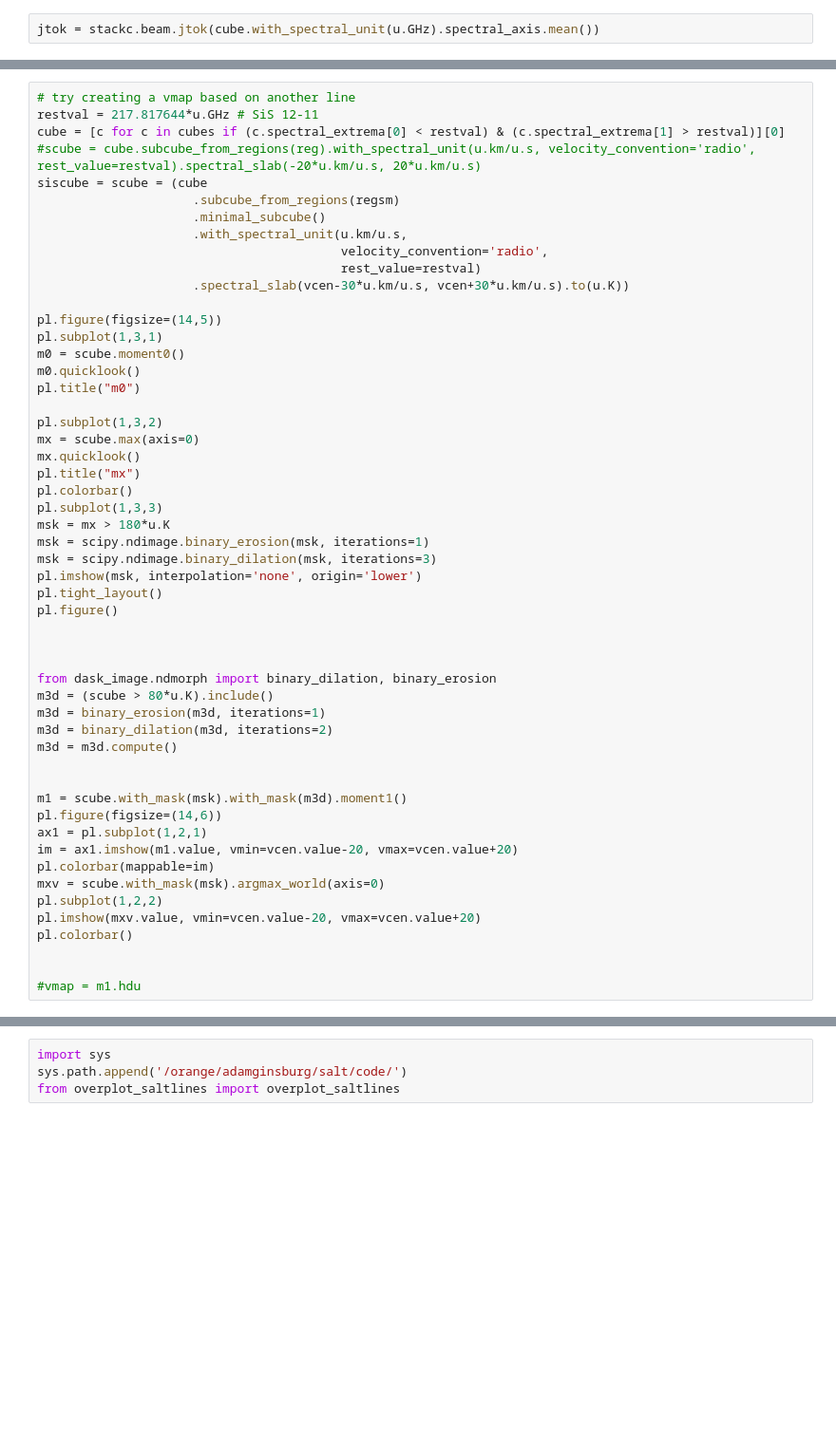
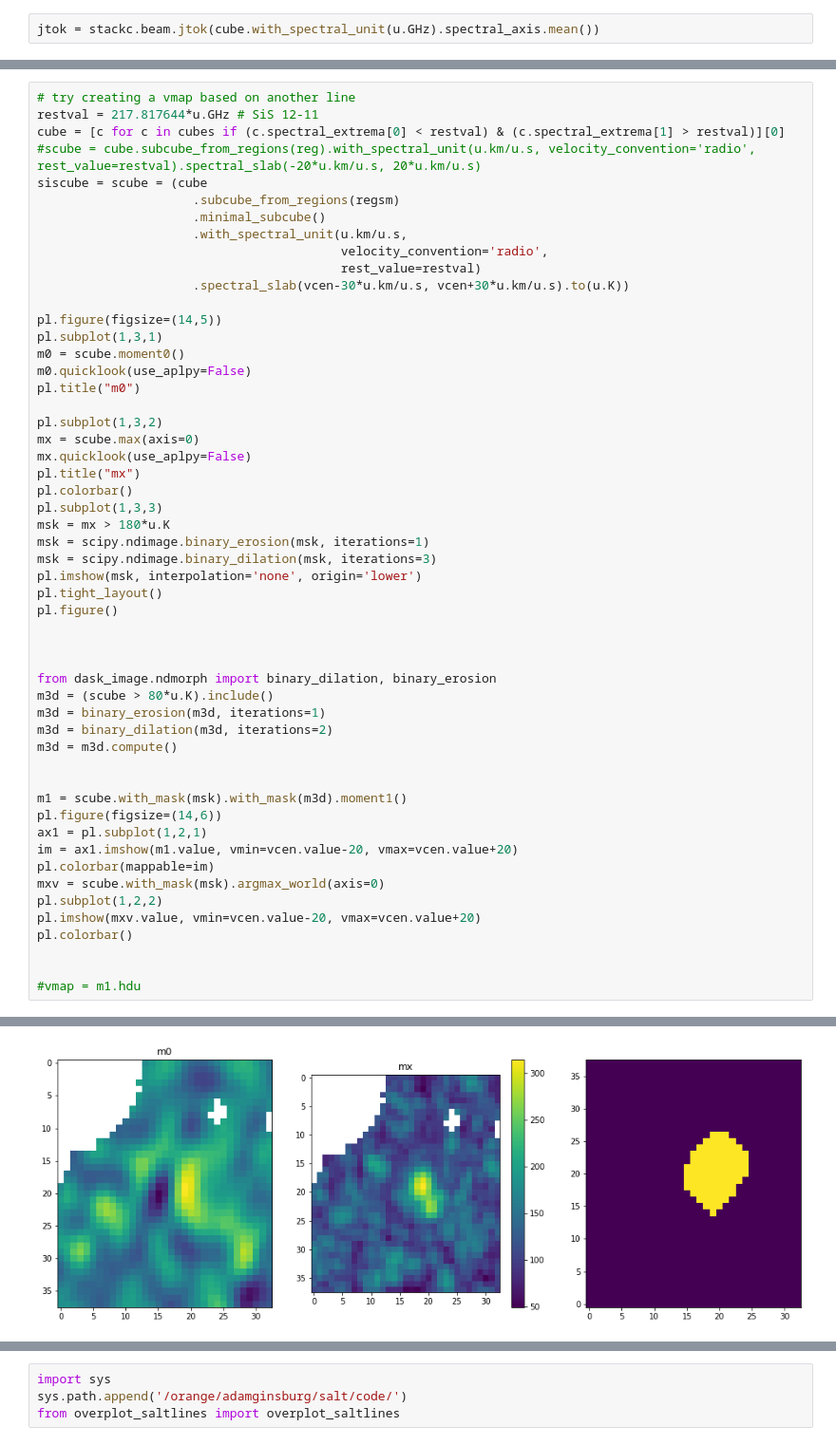
Before and after one commit to keflavich/saltmining, a Jupyter notebook: notebooks/S255IRSaltSearch.ipynb, the cells around one changed output, grey strips where cells are left out. Shown at 95% size. Cells and saved outputs as stored; diff of their text form; blank space fills up the shorter version.

```diff
--- a/notebooks/S255IRSaltSearch.ipynb
+++ b/notebooks/S255IRSaltSearch.ipynb
@@ -545,12 +571,12 @@ siscube = scube = (cube
 pl.figure(figsize=(14,5))
 pl.subplot(1,3,1)
 m0 = scube.moment0()
-m0.quicklook()
+m0.quicklook(use_aplpy=False)
 pl.title("m0")
 
 pl.subplot(1,3,2)
 mx = scube.max(axis=0)
-mx.quicklook()
+mx.quicklook(use_aplpy=False)
 pl.title("mx")
 pl.colorbar()
 pl.subplot(1,3,3)
@@ -582,3 +608,4 @@ pl.colorbar()
 
 
 #vmap = m1.hdu
+# %% [output]
@@ -584,0 +619 @@ pl.colorbar()
+[figure, added]
```
Also changed, not shown: parts of 20 cells of this notebook, 17 other files.
